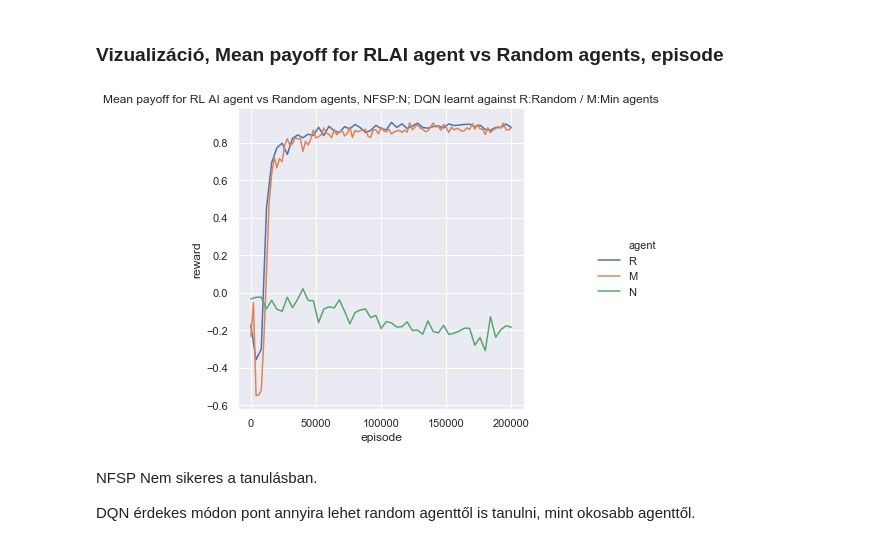
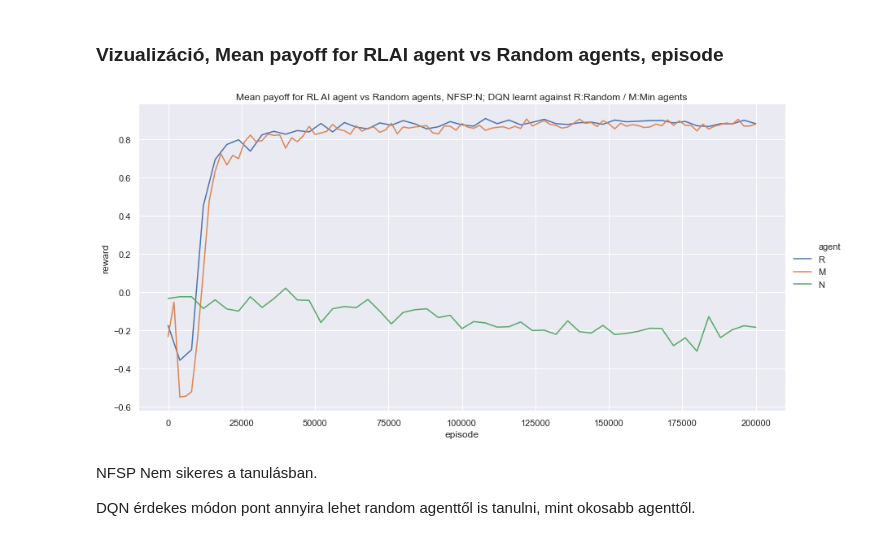
Before and after one commit to cogitoergoread/rlcard3, a Jupyter notebook: jupyter/rl-ai-zaro-varga-jozsef-2.ipynb, the cells around one changed output. Cells and saved outputs as stored; diff of their text form; code cells hidden in the pictures.

```diff
--- a/jupyter/rl-ai-zaro-varga-jozsef-2.ipynb
+++ b/jupyter/rl-ai-zaro-varga-jozsef-2.ipynb
@@ -138,7 +138,6 @@ df.head()
 # %% [markdown]
 ### Vizualizáció, Mean payoff for DQN agent vs Random agents, episode
 # %%
-sns.set(rc={'figure.figsize':(12,7)})
-_ = sns.relplot(x="episode", y="reward", kind="line", data=df )
+_ = sns.relplot(x="episode", y="reward", kind="line", data=df, height=5, aspect=3)
 plt.show()
 # %% [output]
@@ -186,13 +186,12 @@ df.head()
 # %% [markdown]
 ### Vizualizáció, Mean payoff for RLAI agent vs Random agents, episode
 # %%
-sns.set(rc={'figure.figsize':(12,7)})
+
 title = "Mean payoff for RL AI agent vs Random agents, NFSP:N; DQN learnt against R:Random / M:Min agents"
-_ = sns.relplot(x="episode", y="reward", kind="line", data=df , hue="agent")
-plt.title(title)
-plt.show()
+_ = sns.relplot(x="episode", y="reward", kind="line", data=df , hue="agent", height=6, aspect=2)
+_=plt.title(title)
 # %% [output]
-[figure, old version]
+[figure, new version]
 # %% [markdown]
 NFSP Nem sikeres a tanulásban.
 
```
Also changed, not shown: parts of 14 cells of this notebook.
